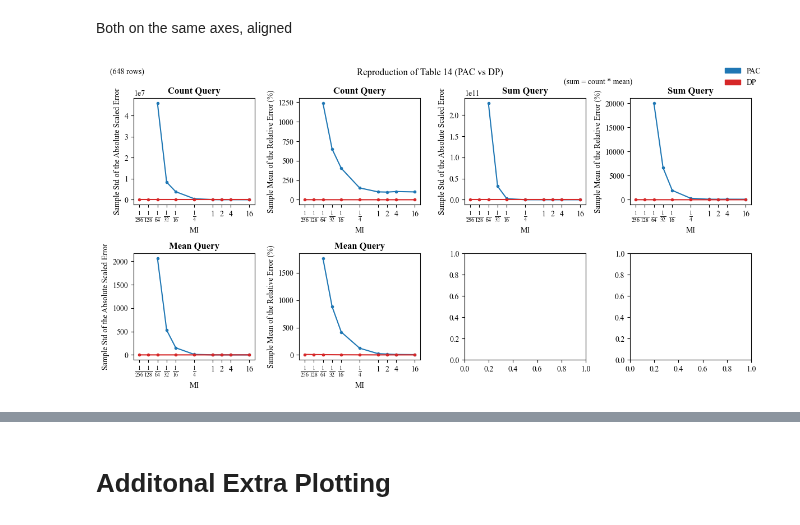
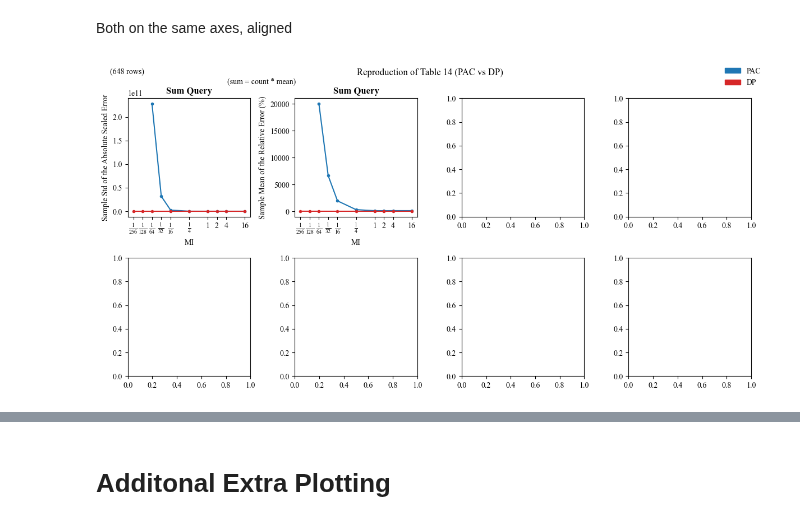
Before and after one commit to michaelnoguera/pacdb, a Jupyter notebook: pac-student_performance-sparkless.ipynb, the cells around one changed output, grey strips where cells are left out. Saved outputs shown, nothing was run; the diff lists cells and outputs as text; code cells hidden in the pictures.

Commit message:
Compute sum as count times mean in isolation

```diff
--- a/pac-student_performance-sparkless.ipynb
+++ b/pac-student_performance-sparkless.ipynb
@@ -218,12 +218,12 @@ if GENERATE:
             # manually correct count = count * 2
             noisy_output[0] = noisy_output[0] * 2
             # manually add sum as count * mean
-            noisy_output = [noisy_output[0], noisy_output[0] * noisy_output[1], noisy_output[1]]
+            noisy_output = [noisy_output[0] * noisy_output[1]]
             experiment_results.append([mi, *noisy_output])
         with open(f'{OUTPUT_DIR}/experiment_results.pkl', 'wb') as f:
             pickle.dump(experiment_results, f)
 
-    df = pd.DataFrame(experiment_results, columns=['mi', 'count', 'sum', 'mean'])
+    df = pd.DataFrame(experiment_results, columns=['mi', 'sum'])
 
     # Save the new data to outputs/...
     df.to_parquet(f'{OUTPUT_DIR}/pac_results.parquet')
@@ -270,7 +270,7 @@ def absolute_scaled_error(est: np.ndarray, actual: np.ndarray) -> np.ndarray:
 def relative_error_percent(est: np.ndarray, actual: np.ndarray) -> np.ndarray:
     return (np.abs(est - actual) / actual) * 100
 # %%
-OUTPUT_COLS = ['count', 'sum', 'mean']
+OUTPUT_COLS = ['sum']
 ERROR_COLS = [*[f'absolute error {i}' for i in OUTPUT_COLS], *[f'relative error {i}' for i in OUTPUT_COLS]]
 # %%
 # compute errors for PAC (or import from saved file)
@@ -322,7 +322,7 @@ dp_results_df = pq.read_table(f"outputs/dp_results.parquet").to_pandas()
 
 # compute sum from count and mean
 dp_results_df['sum'] = dp_results_df['count'] * dp_results_df['mean']
-dp_results_df = dp_results_df[['mi', 'count', 'sum', 'mean']]
+dp_results_df = dp_results_df[['mi', 'sum']]
 
 dp_results_df
 # %% [output]
@@ -407,7 +407,6 @@ errors_df = pd.concat([  # we will call mi and epsilon the "factor" so that the
 ])
 errors_df = errors_df.groupby(['type', 'factor']).agg(['mean', 'var'])
 # drop absolute * mean and relative * var columns from level 1
-errors_df = errors_df.drop(columns=[('absolute error count', 'mean'), ('absolute error mean', 'mean'), ('relative error count', 'var'), ('relative error mean', 'var')])
 errors_df.columns = [' '.join(col).strip() for col in errors_df.columns.values]  # flatten the columns
 
 #errors_df.to_parquet(f"{OUTPUT_DIR}/all_errors.parquet")
@@ -644,35 +643,35 @@ for i, query in enumerate(queries):
     ax1.set_ylabel('Sample Std of the Absolute Scaled Error')
     ax1.set_xlabel('MI')
 
     # Plotting Sample Mean of the Relative Error (%)
     d = errors_df.loc['pac'].loc[:, f'relative error {query} mean']
     ax2.plot(d.index, d, label=query, marker='.', color=PAC_COLOR)
 
     d = errors_df.loc['dp'].loc[:, f'relative error {query} mean']
     ax2.plot(d.index, d, label=query, marker='.', color=DP_COLOR)
 
     ax2.set_xscale('log', base=2)
     xticks = MI_OPTIONS
     xlabels = [f'$\\frac{{1}}{{{int(1/x)}}}$' if x < 1 else f'{int(x)}' for x in xticks]
     ax2.set_xticks(xticks)
     ax2.set_xticklabels(xlabels)
 
     ax2.set_title(f'{query.capitalize()} Query')
     ax2.set_ylabel('Sample Mean of the Relative Error (%)')
     ax2.set_xlabel('MI')
 
 # add label in top left corner "sum = count * mean"
-fig.text(0.75, 0.94, '(sum = count * mean)', ha='center', va='center')
+fig.text(0.25, 0.94, '(sum = count * mean)', ha='center', va='center')
 
 fig.legend(handles=pac_dp_legend_handles, loc='upper right', frameon=False)
 
 fig.text(0.05, 0.97, f'({por_df.shape[0]} rows)', ha='center', va='center')
 fig.suptitle("Reproduction of Table 14 (PAC vs DP)")
 plt.tight_layout()
 fig.savefig(f"{OUTPUT_DIR}/table14_pac_vs_dp.jpg", bbox_inches='tight')
 plt.show()
 # %% [output]
-[figure, old version]
+[figure, new version]
 # %%
 pac_errors_df
 # %% [output]
```
Also changed, not shown: parts of 23 cells of this notebook, 12 other files.
